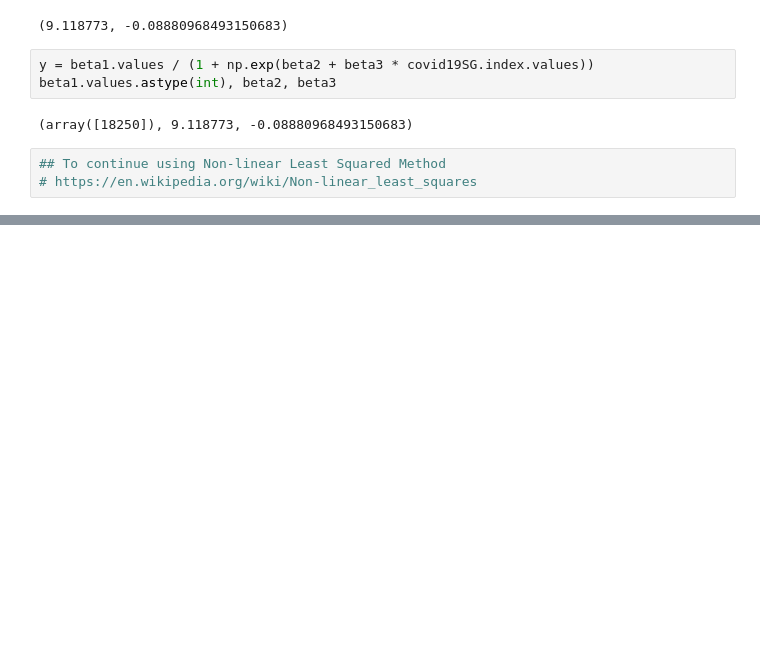
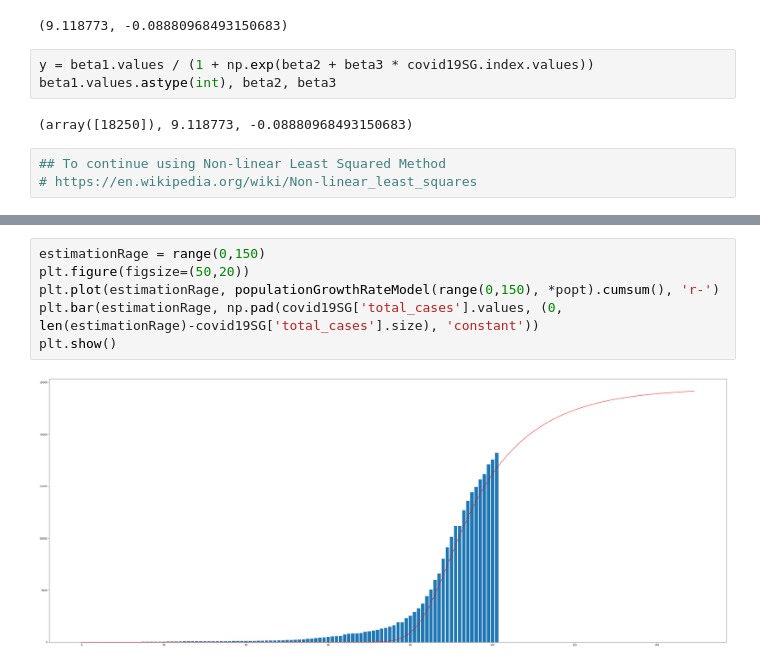
Before and after one commit to pandaxfly/covid_19_singapore, a Jupyter notebook: covid-19.ipynb, the cells around one changed output, grey strips where cells are left out. Saved outputs shown, nothing was run; the diff lists cells and outputs as text; blank space fills up the shorter version.

```diff
--- a/covid-19.ipynb
+++ b/covid-19.ipynb
@@ -99,0 +124,8 @@ plt.show()
+# %%
+estimationRage = range(0,150)
+plt.figure(figsize=(50,20))
+plt.plot(estimationRage, populationGrowthRateModel(range(0,150), *popt).cumsum(), 'r-')
+plt.bar(estimationRage, np.pad(covid19SG['total_cases'].values, (0, len(estimationRage)-covid19SG['total_cases'].size), 'constant'))
+plt.show()
+# %% [output]
+[figure, added]
```
Also changed, not shown: parts of 13 cells of this notebook.
